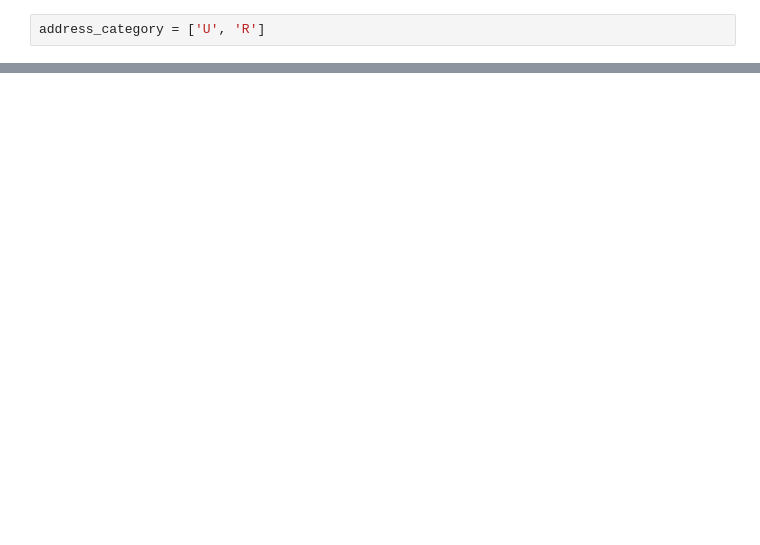
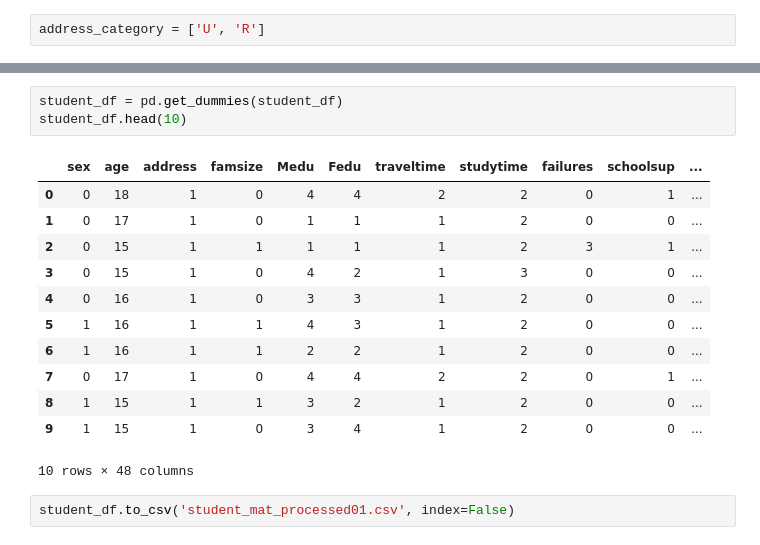
Before and after one commit to SzilvasiPeter/Diploma-project, a Jupyter notebook: Source/LabelEncoding.ipynb, the cells around one changed output, grey strips where cells are left out. Drawn from its saved outputs; the diff is of its cells as text; blank space fills up the shorter version.

```diff
--- a/Source/LabelEncoding.ipynb
+++ b/Source/LabelEncoding.ipynb
@@ -144,0 +208,18 @@ Name: address, dtype: int32
+# %%
+student_df = pd.get_dummies(student_df)
+student_df.head(10)
+# %% [output]
+|  | sex | age | address | famsize | Medu | Fedu | traveltime | studytime | failures | schoolsup | ... |
+| 0 | 0 | 18 | 1 | 0 | 4 | 4 | 2 | 2 | 0 | 1 | ... |
+| 1 | 0 | 17 | 1 | 0 | 1 | 1 | 1 | 2 | 0 | 0 | ... |
+| 2 | 0 | 15 | 1 | 1 | 1 | 1 | 1 | 2 | 3 | 1 | ... |
+| 3 | 0 | 15 | 1 | 0 | 4 | 2 | 1 | 3 | 0 | 0 | ... |
+| 4 | 0 | 16 | 1 | 0 | 3 | 3 | 1 | 2 | 0 | 0 | ... |
+| 5 | 1 | 16 | 1 | 1 | 4 | 3 | 1 | 2 | 0 | 0 | ... |
+| 6 | 1 | 16 | 1 | 1 | 2 | 2 | 1 | 2 | 0 | 0 | ... |
+| 7 | 0 | 17 | 1 | 0 | 4 | 4 | 2 | 2 | 0 | 1 | ... |
+| 8 | 1 | 15 | 1 | 1 | 3 | 2 | 1 | 2 | 0 | 0 | ... |
+| 9 | 1 | 15 | 1 | 0 | 3 | 4 | 1 | 2 | 0 | 0 | ... |
+10 rows × 48 columns
+# %%
+student_df.to_csv('student_mat_processed01.csv', index=False)
```
Also changed, not shown: parts of 13 cells of this notebook, 2 other files.
